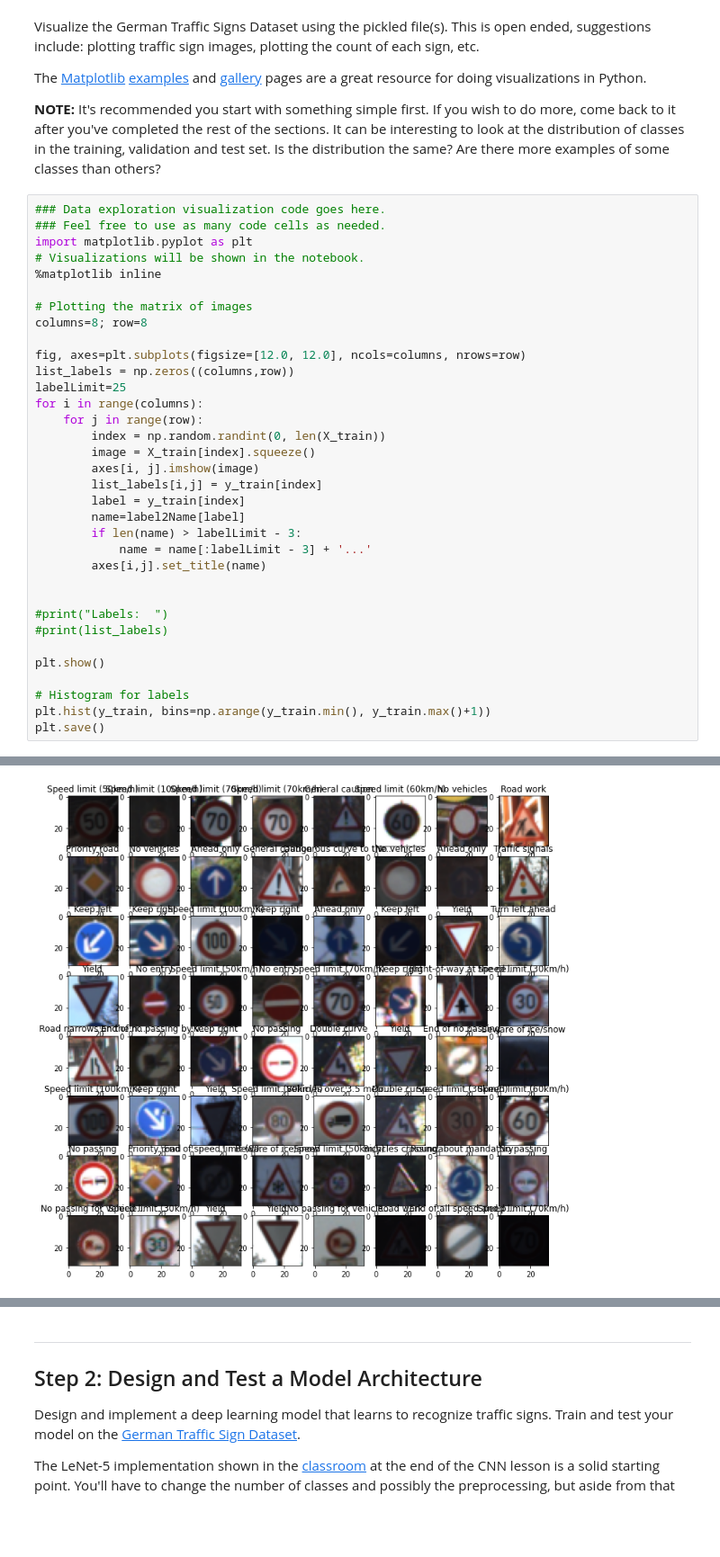
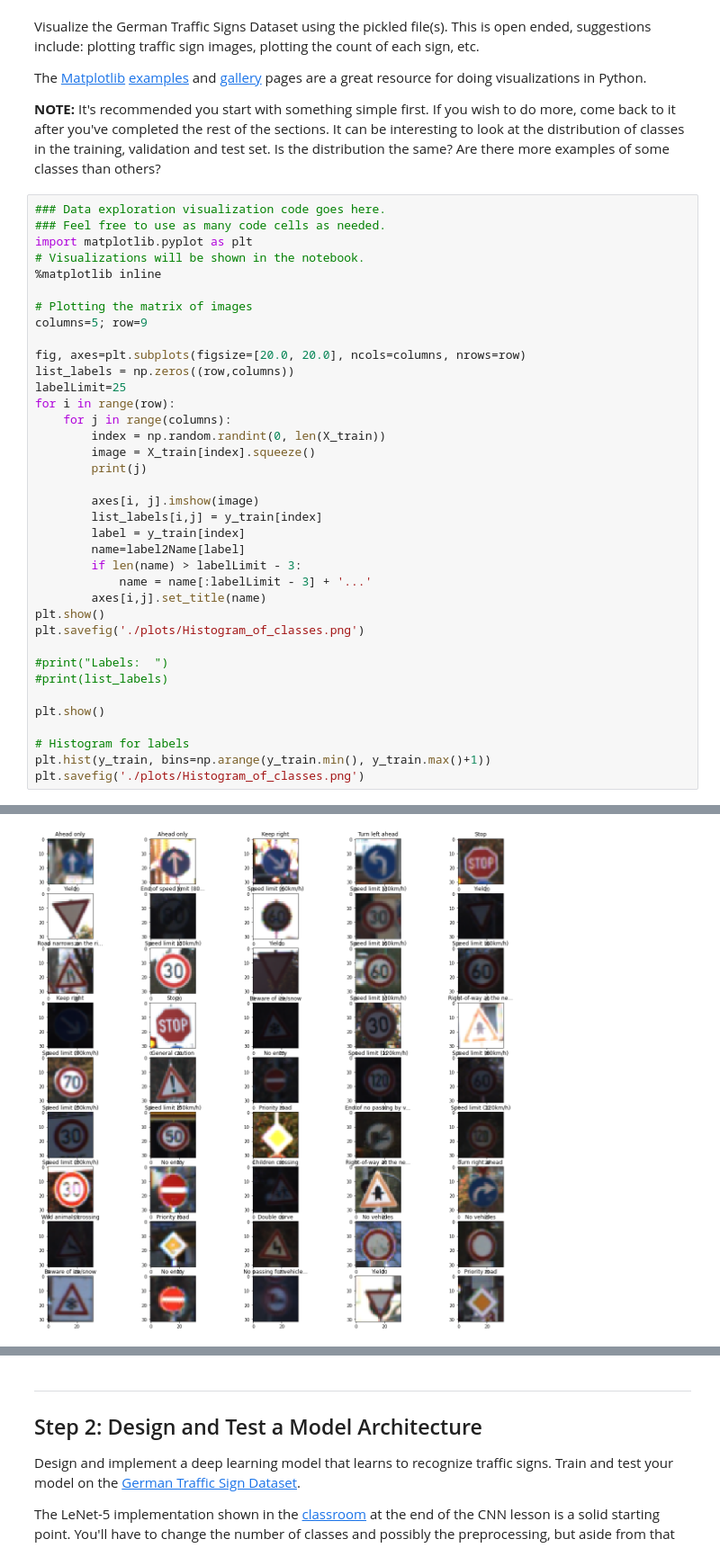
Before and after one commit to mo7mmed77/Traffic-Signs-Classifier, a Jupyter notebook: Traffic_Sign_Classifier.ipynb, the cells around one changed output, grey strips where cells are left out. Shown at 90% size. Drawn from its saved outputs; the diff is of its cells as text; blank space fills up the shorter version.

```diff
--- a/Traffic_Sign_Classifier.ipynb
+++ b/Traffic_Sign_Classifier.ipynb
@@ -129,15 +129,17 @@ import matplotlib.pyplot as plt
 %matplotlib inline
 
 # Plotting the matrix of images
-columns=8; row=8
+columns=5; row=9
 
-fig, axes=plt.subplots(figsize=[12.0, 12.0], ncols=columns, nrows=row)
-list_labels = np.zeros((columns,row))
+fig, axes=plt.subplots(figsize=[20.0, 20.0], ncols=columns, nrows=row)
+list_labels = np.zeros((row,columns))
 labelLimit=25
-for i in range(columns):
-    for j in range(row):
+for i in range(row):
+    for j in range(columns):
         index = np.random.randint(0, len(X_train))
         image = X_train[index].squeeze()
+        print(j)
+
         axes[i, j].imshow(image)
         list_labels[i,j] = y_train[index]
         label = y_train[index]
@@ -145,7 +147,8 @@ for i in range(columns):
         if len(name) > labelLimit - 3:
             name = name[:labelLimit - 3] + '...'
         axes[i,j].set_title(name)
-
+plt.show()
+plt.savefig('./plots/Histogram_of_classes.png')
 
 #print("Labels:  ")
 #print(list_labels)
@@ -154,5 +157,5 @@ plt.show()
 
 # Histogram for labels
 plt.hist(y_train, bins=np.arange(y_train.min(), y_train.max()+1))
-plt.save()
+plt.savefig('./plots/Histogram_of_classes.png')
 # %% [output]
@@ -159 +179 @@ plt.save()
-[figure, old version]
+[figure, new version]
```
Also changed, not shown: parts of 2 cells of this notebook, 2 other files.
